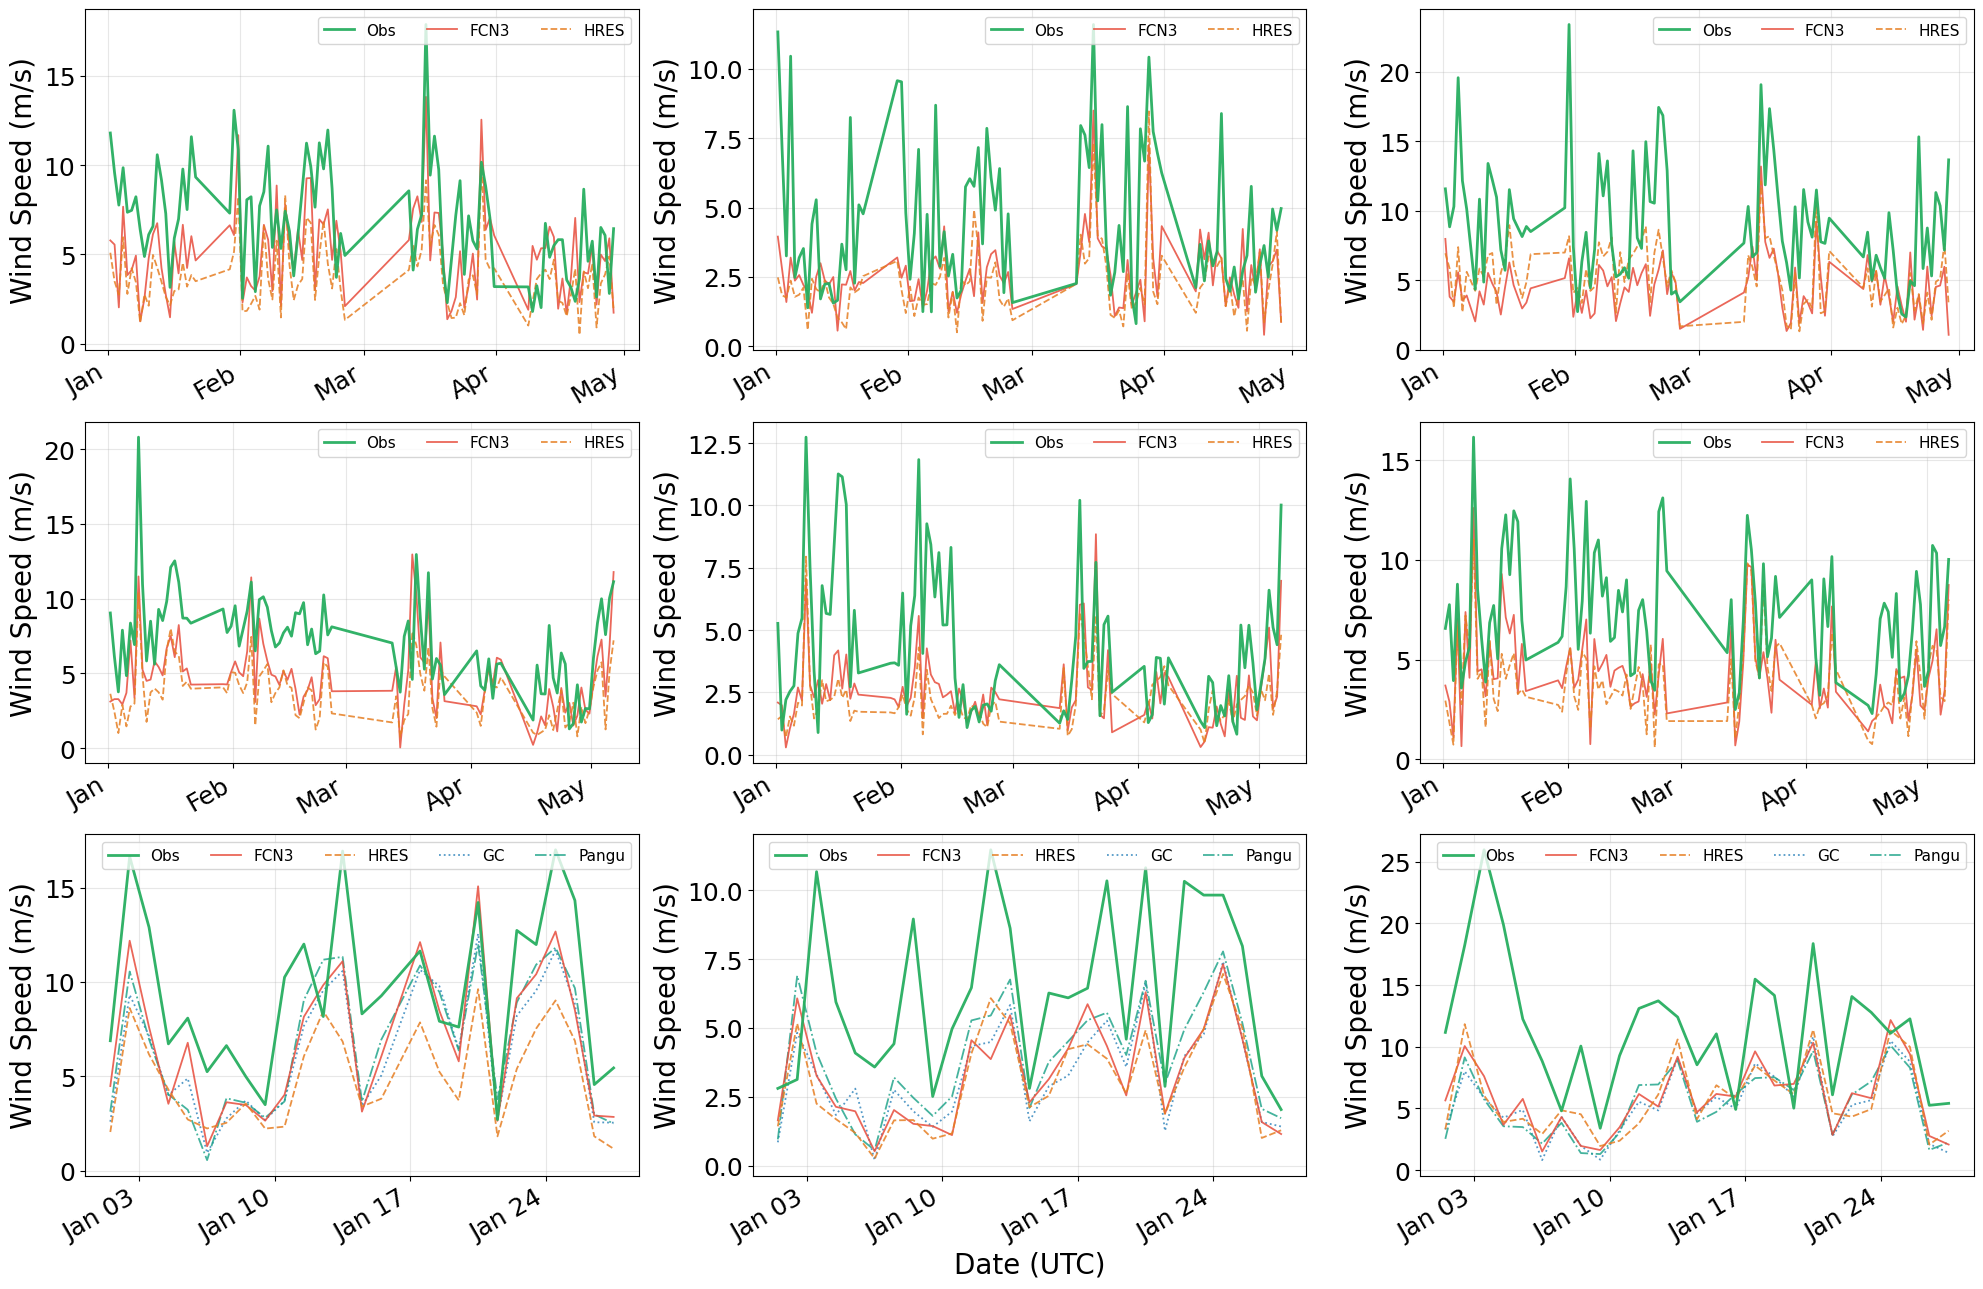
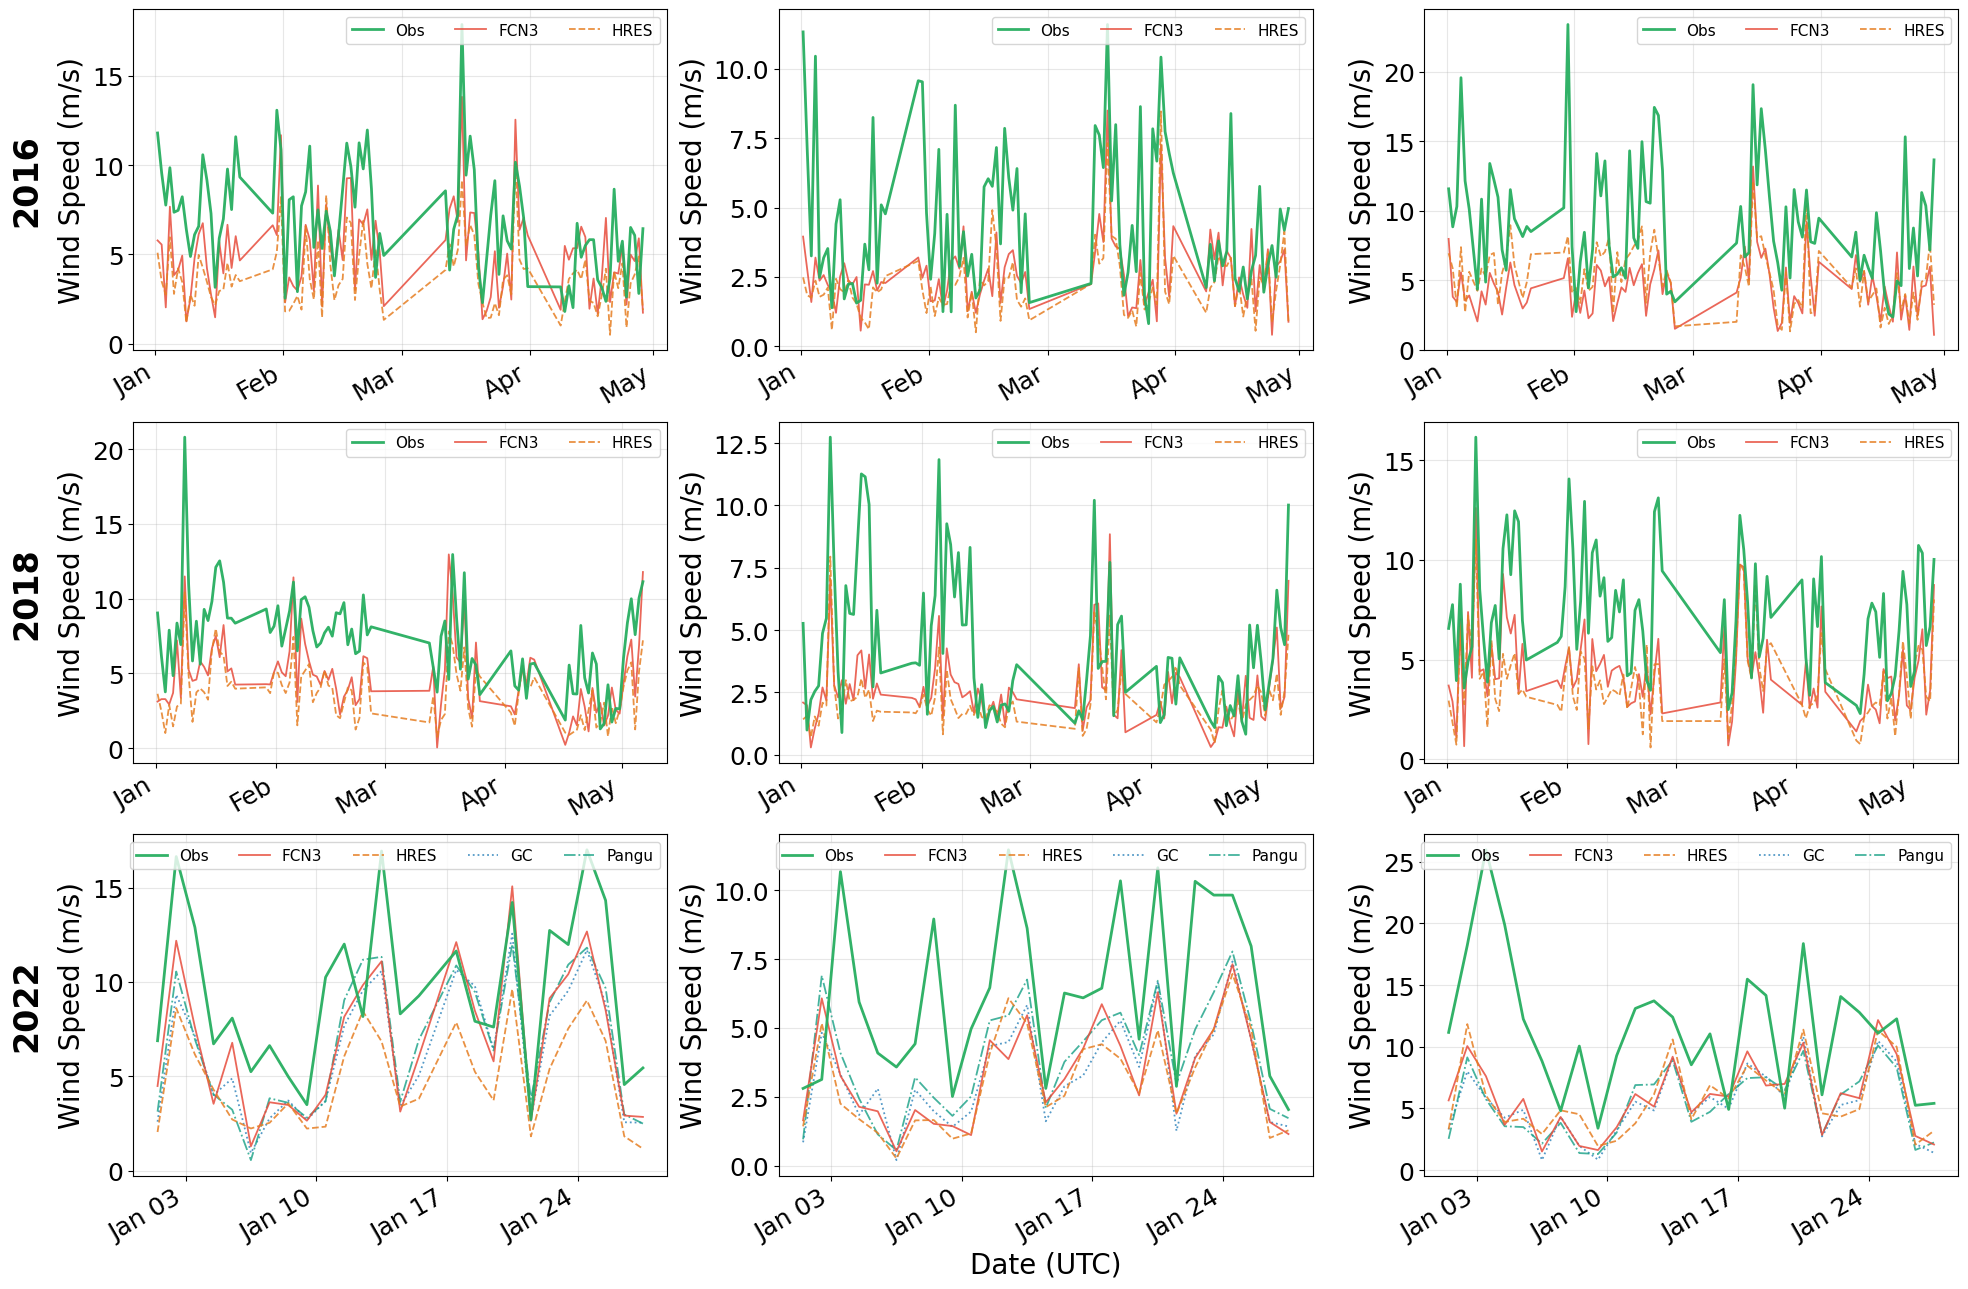
The notebook cell's code change between the first figure and the second:
--- before
+++ after
@@ -24,8 +24,20 @@
         if is_2022 and 'gc_wind' in sub.columns:
             ax.plot(sub['valid_time'], sub['gc_wind'],
-                    color=CLR_TS['GraphCast'], lw=1.3, label='GC',    alpha=0.80, zorder=2, linestyle=':')
+                    color=CLR_TS['GraphCast'], lw=1.3, label='GC', alpha=0.80, zorder=2, linestyle=':')
         if is_2022 and 'pangu_wind' in sub.columns:
             ax.plot(sub['valid_time'], sub['pangu_wind'],
-                    color=CLR_TS['Pangu'],     lw=1.3, label='Pangu', alpha=0.80, zorder=2, linestyle='-.')
+                    color=CLR_TS['Pangu'], lw=1.3, label='Pangu', alpha=0.80, zorder=2, linestyle='-.')
+
+        # Year label on the left side of each row
+        if col == 0:
+            ax.text(
+                -0.20, 0.5, yr,
+                transform=ax.transAxes,
+                fontsize=24,
+                fontweight='bold',
+                rotation=90,
+                va='center',
+                ha='center'
+            )
 
         ax.set_ylabel('Wind Speed (m/s)', fontsize=20)
@@ -39,4 +51,5 @@
             ax.xaxis.set_major_locator(mdates.MonthLocator())
             ax.xaxis.set_major_formatter(mdates.DateFormatter('%b'))
+
         plt.setp(ax.xaxis.get_majorticklabels(), rotation=30, ha='right', fontsize=18)
         ax.tick_params(axis='y', labelsize=18)
@@ -44,10 +57,9 @@
 axes[-1, 1].set_xlabel('Date (UTC)', fontsize=20)
 
-# fig.suptitle(
-#     'Three-Year Time Series: 10 m Wind Speed  |  +12 h Lead  |  Valid 12:00 UTC\n'
-#     '2016 & 2018: FCN3 vs HRES vs Obs  |  2022: FCN3, GraphCast, Pangu, HRES vs Obs',
-#     fontsize=20, fontweight='bold', y=1.01,
-# )
 plt.tight_layout()
+
+# Add a little extra left margin so year labels are not clipped
+plt.subplots_adjust(left=0.08)
+
 out = FIG_OUT / 'time_series_3yr.png'
 plt.savefig(out, dpi=300, bbox_inches='tight')

Commit: update experiment period!